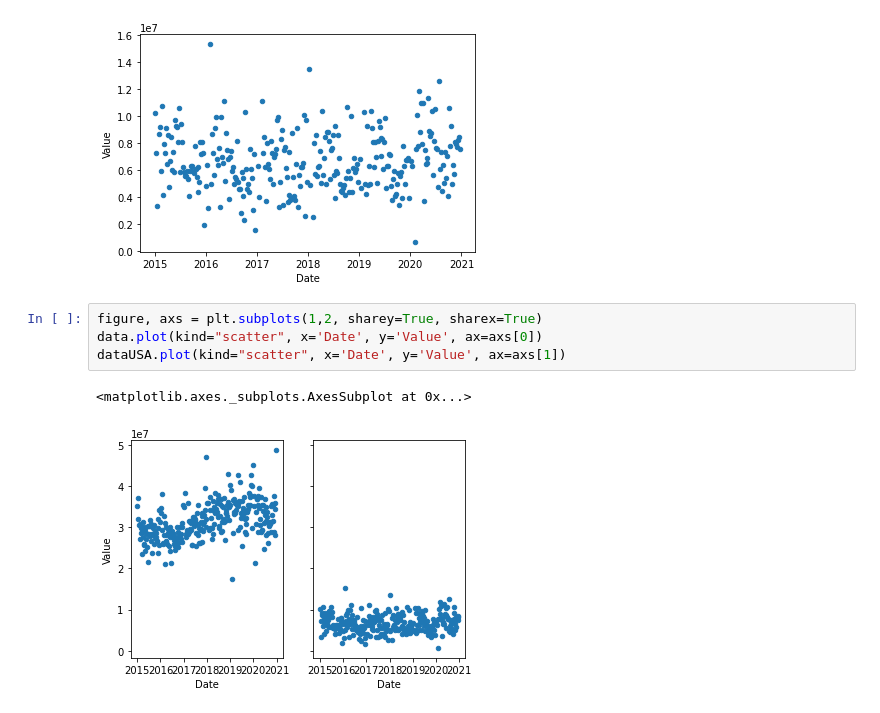
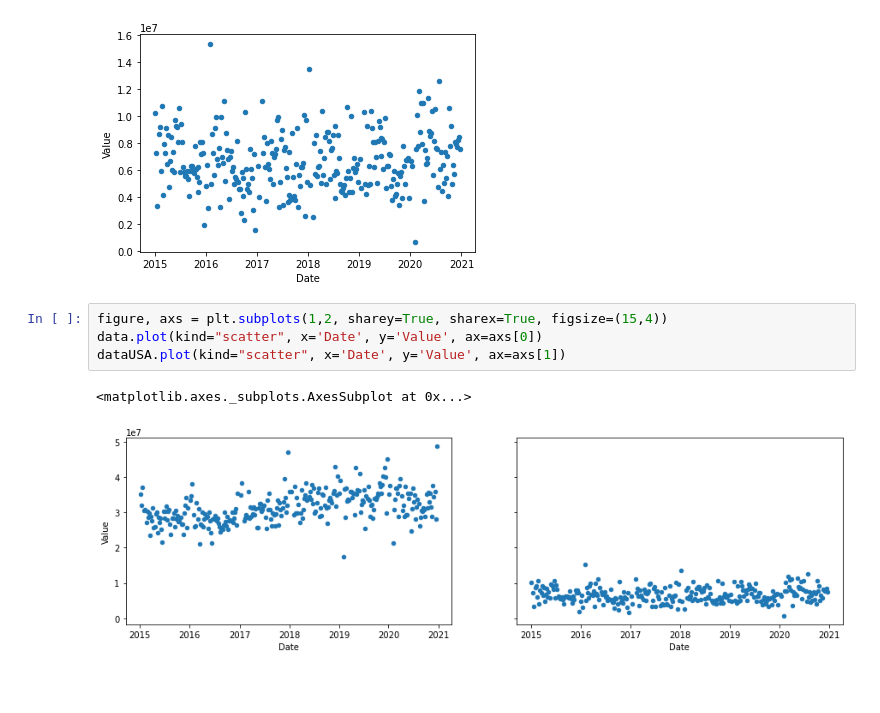
Before and after one commit to garabaya/Curso-Completo-Machine-Learning-Python, a Jupyter notebook: Sección 4. Limpieza/Visualización básica.ipynb, the cells around one changed output. Saved outputs shown, nothing was run; the diff lists cells and outputs as text; blank space fills up the shorter version.

Commit message:
figsize

```diff
--- a/Sección 4. Limpieza/Visualización básica.ipynb
+++ b/Sección 4. Limpieza/Visualización básica.ipynb
@@ -94,9 +94,9 @@ dataUSA.plot(kind="scatter", x='Date', y='Value')
 <matplotlib.axes._subplots.AxesSubplot at 0x...>
 [figure]
 # %%
-figure, axs = plt.subplots(1,2, sharey=True, sharex=True)
+figure, axs = plt.subplots(1,2, sharey=True, sharex=True, figsize=(15,4))
 data.plot(kind="scatter", x='Date', y='Value', ax=axs[0])
 dataUSA.plot(kind="scatter", x='Date', y='Value', ax=axs[1])
 # %% [output]
 <matplotlib.axes._subplots.AxesSubplot at 0x...>
-[figure, old version]
+[figure, new version]
```
